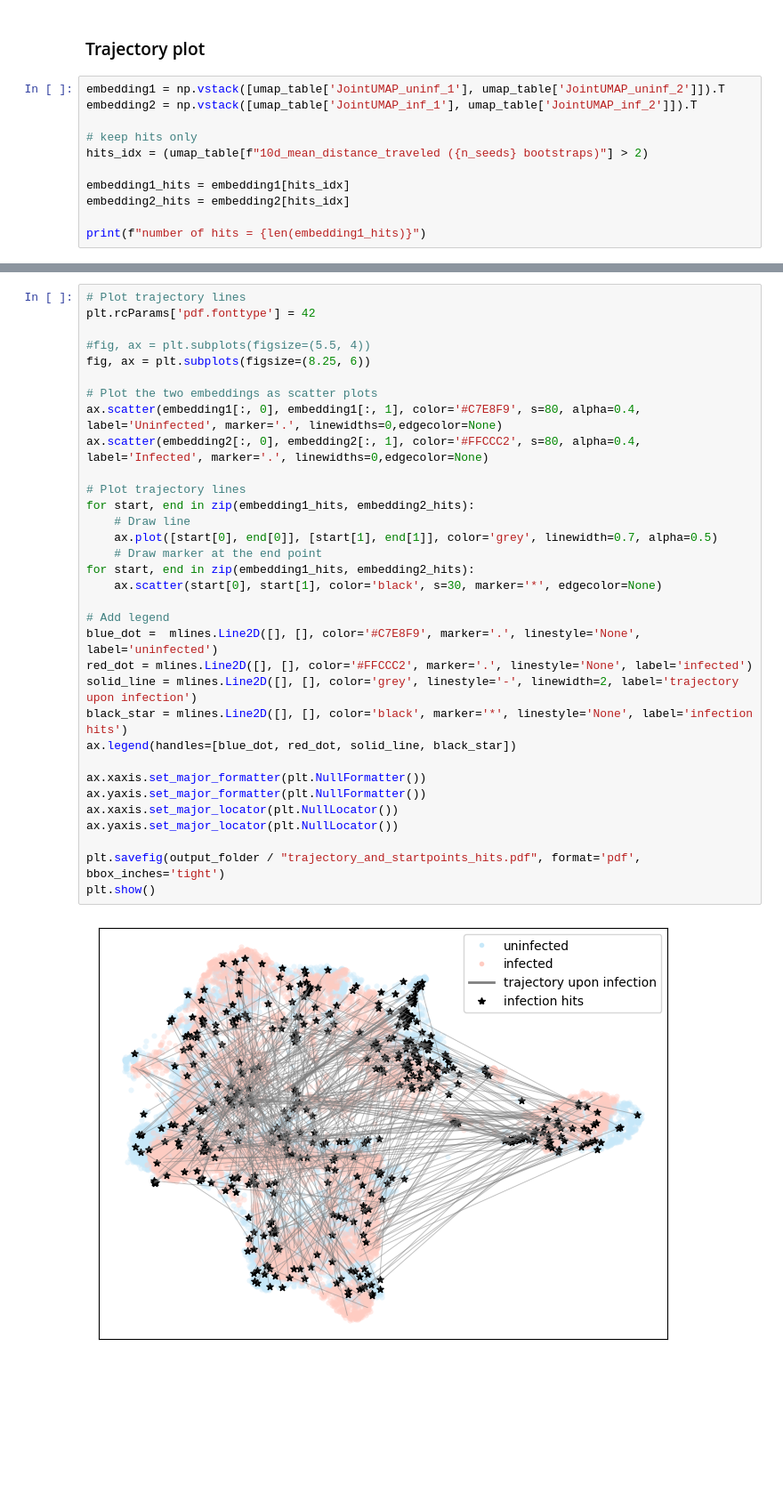
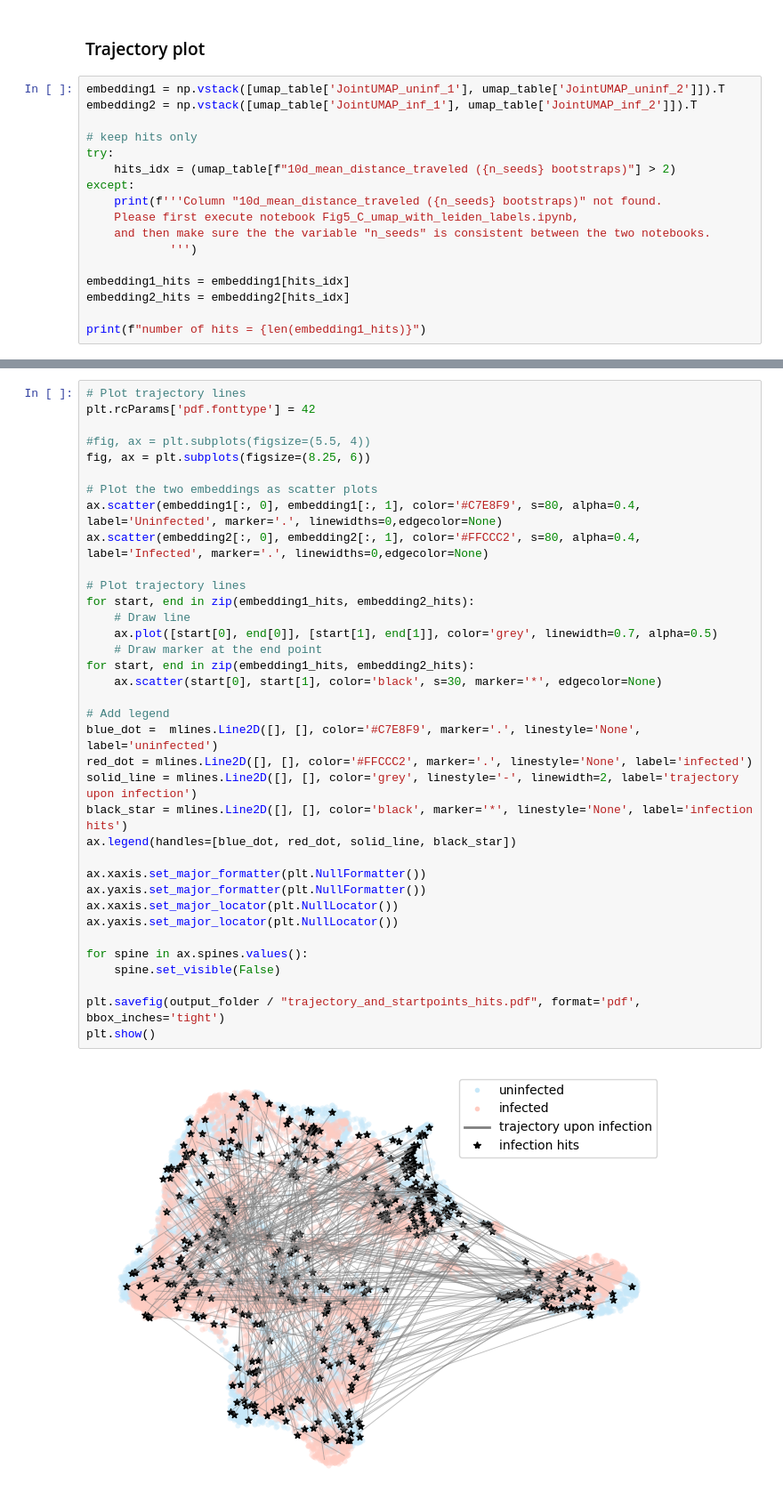
Before and after one commit to czbiohub-sf/Organelle_IP_analyses_and_figures, a Jupyter notebook: notebooks/Fig5/panel_D/Fig5_D_trajectory.ipynb, the cells around one changed output, grey strips where cells are left out. Shown at 89% size. Drawn from its saved outputs; the diff is of its cells as text; blank space fills up the shorter version.

Commit message:
sync n_seeds across Fig5 notebooks

```diff
--- a/notebooks/Fig5/panel_D/Fig5_D_trajectory.ipynb
+++ b/notebooks/Fig5/panel_D/Fig5_D_trajectory.ipynb
@@ -53,7 +71,13 @@ embedding1 = np.vstack([umap_table['JointUMAP_uninf_1'], umap_table['JointUMAP_u
 embedding2 = np.vstack([umap_table['JointUMAP_inf_1'], umap_table['JointUMAP_inf_2']]).T
 
 # keep hits only
-hits_idx = (umap_table[f"10d_mean_distance_traveled ({n_seeds} bootstraps)"] > 2)
+try:
+    hits_idx = (umap_table[f"10d_mean_distance_traveled ({n_seeds} bootstraps)"] > 2)
+except:
+    print(f'''Column "10d_mean_distance_traveled ({n_seeds} bootstraps)" not found.
+    Please first execute notebook Fig5_C_umap_with_leiden_labels.ipynb,
+    and then make sure the the variable "n_seeds" is consistent between the two notebooks.
+            ''')
 
 embedding1_hits = embedding1[hits_idx]
 embedding2_hits = embedding2[hits_idx]
@@ -68,31 +92,34 @@ plt.rcParams['pdf.fonttype'] = 42
 #fig, ax = plt.subplots(figsize=(5.5, 4))
 fig, ax = plt.subplots(figsize=(8.25, 6))
 
 # Plot the two embeddings as scatter plots
 ax.scatter(embedding1[:, 0], embedding1[:, 1], color='#C7E8F9', s=80, alpha=0.4, label='Uninfected', marker='.', linewidths=0,edgecolor=None)
 ax.scatter(embedding2[:, 0], embedding2[:, 1], color='#FFCCC2', s=80, alpha=0.4, label='Infected', marker='.', linewidths=0,edgecolor=None)
 
 # Plot trajectory lines
 for start, end in zip(embedding1_hits, embedding2_hits):
     # Draw line
     ax.plot([start[0], end[0]], [start[1], end[1]], color='grey', linewidth=0.7, alpha=0.5)
     # Draw marker at the end point
 for start, end in zip(embedding1_hits, embedding2_hits):
     ax.scatter(start[0], start[1], color='black', s=30, marker='*', edgecolor=None)
 
 # Add legend
 blue_dot =  mlines.Line2D([], [], color='#C7E8F9', marker='.', linestyle='None', label='uninfected')
 red_dot = mlines.Line2D([], [], color='#FFCCC2', marker='.', linestyle='None', label='infected')
 solid_line = mlines.Line2D([], [], color='grey', linestyle='-', linewidth=2, label='trajectory upon infection')
 black_star = mlines.Line2D([], [], color='black', marker='*', linestyle='None', label='infection hits')
 ax.legend(handles=[blue_dot, red_dot, solid_line, black_star])
 
 ax.xaxis.set_major_formatter(plt.NullFormatter())
 ax.yaxis.set_major_formatter(plt.NullFormatter())
 ax.xaxis.set_major_locator(plt.NullLocator())
 ax.yaxis.set_major_locator(plt.NullLocator())
 
+for spine in ax.spines.values():
+    spine.set_visible(False)
+
 plt.savefig(output_folder / "trajectory_and_startpoints_hits.pdf", format='pdf', bbox_inches='tight')
 plt.show()
 # %% [output]
-[figure, old version]
+[figure, new version]
```
Also changed, not shown: parts of 3 cells of this notebook, 4 other files.
